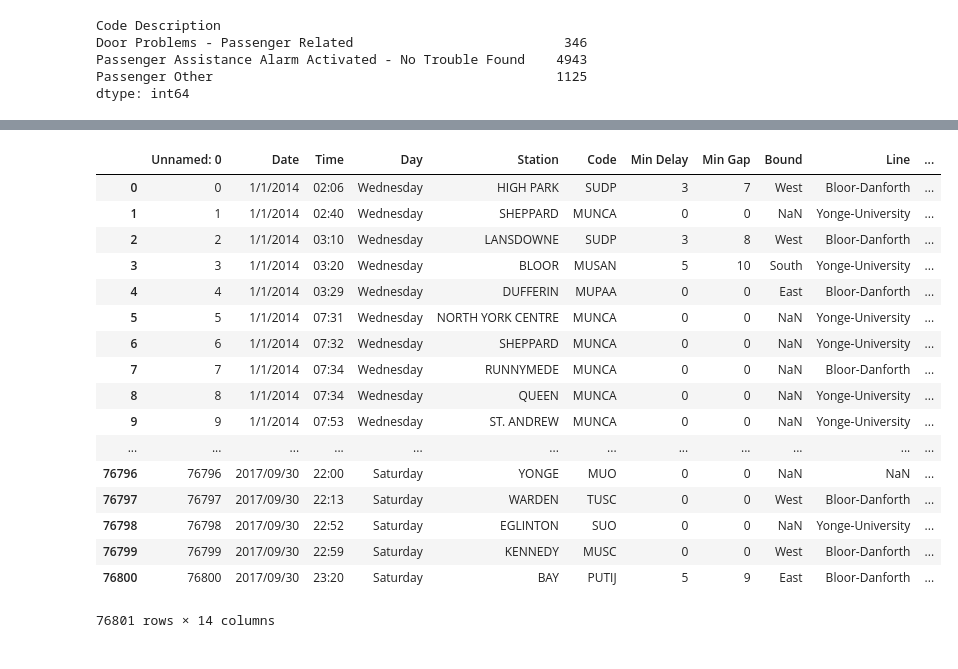
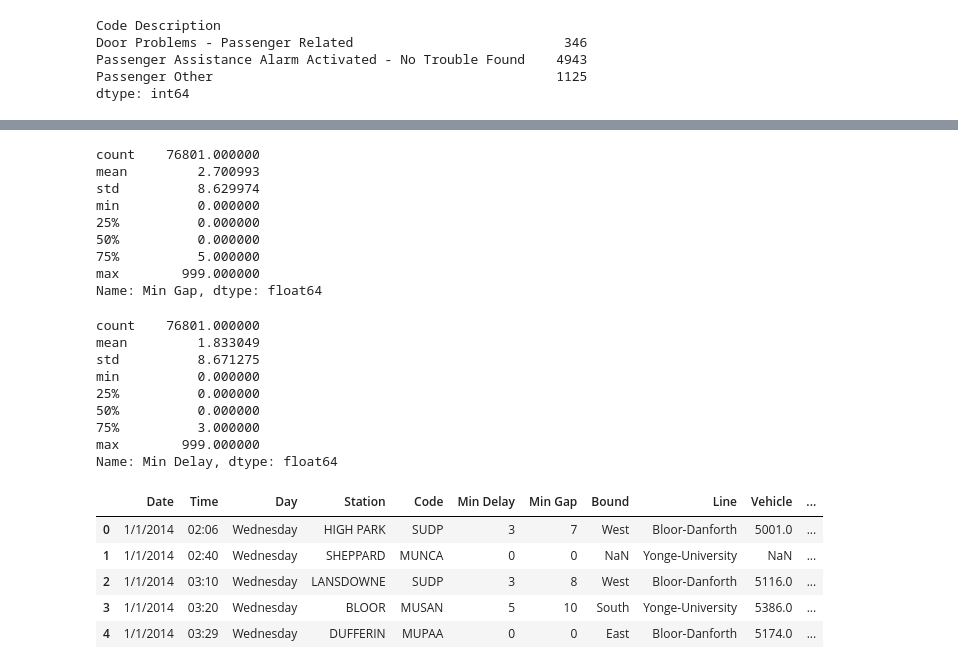
Before and after one commit to cllopes/scs-3250-tcc, a Jupyter notebook: Clean Up.ipynb, the cells around one changed output, grey strips where cells are left out. Drawn from its saved outputs; the diff is of its cells as text; code cells hidden in the pictures.

```diff
--- a/Clean Up.ipynb
+++ b/Clean Up.ipynb
@@ -401,23 +502,35 @@ delays.to_csv('ttc_delays_cleaned.csv')
+# %%
+delays['Min Gap'].describe()
+# %% [output]
+count    76801.000000
+mean         2.700993
+std          8.629974
+min          0.000000
+25%          0.000000
+50%          0.000000
+75%          5.000000
+max        999.000000
+Name: Min Gap, dtype: float64
+# %%
+delays['Min Delay'].describe()
+# %% [output]
+count    76801.000000
+mean         1.833049
+std          8.671275
+min          0.000000
+25%          0.000000
+50%          0.000000
+75%          3.000000
+max        999.000000
+Name: Min Delay, dtype: float64
 # %%
 cleaned = pd.read_csv('ttc_delays_cleaned.csv')
 # %%
-cleaned
+cleaned.head()
 # %% [output]
-|  | Unnamed: 0 | Date | Time | Day | Station | Code | Min Delay | Min Gap | Bound | Line | ... |
-| 0 | 0 | 1/1/2014 | 02:06 | Wednesday | HIGH PARK | SUDP | 3 | 7 | West | Bloor-Danforth | ... |
-| 1 | 1 | 1/1/2014 | 02:40 | Wednesday | SHEPPARD | MUNCA | 0 | 0 | NaN | Yonge-University | ... |
-| 2 | 2 | 1/1/2014 | 03:10 | Wednesday | LANSDOWNE | SUDP | 3 | 8 | West | Bloor-Danforth | ... |
-| 3 | 3 | 1/1/2014 | 03:20 | Wednesday | BLOOR | MUSAN | 5 | 10 | South | Yonge-University | ... |
-| 4 | 4 | 1/1/2014 | 03:29 | Wednesday | DUFFERIN | MUPAA | 0 | 0 | East | Bloor-Danforth | ... |
-| 5 | 5 | 1/1/2014 | 07:31 | Wednesday | NORTH YORK CENTRE | MUNCA | 0 | 0 | NaN | Yonge-University | ... |
-| 6 | 6 | 1/1/2014 | 07:32 | Wednesday | SHEPPARD | MUNCA | 0 | 0 | NaN | Yonge-University | ... |
-| 7 | 7 | 1/1/2014 | 07:34 | Wednesday | RUNNYMEDE | MUNCA | 0 | 0 | NaN | Bloor-Danforth | ... |
-| 8 | 8 | 1/1/2014 | 07:34 | Wednesday | QUEEN | MUNCA | 0 | 0 | NaN | Yonge-University | ... |
-| 9 | 9 | 1/1/2014 | 07:53 | Wednesday | ST. ANDREW | MUNCA | 0 | 0 | NaN | Yonge-University | ... |
-| ... | ... | ... | ... | ... | ... | ... | ... | ... | ... | ... | ... |
-| 76796 | 76796 | 2017/09/30 | 22:00 | Saturday | YONGE | MUO | 0 | 0 | NaN | NaN | ... |
-| 76797 | 76797 | 2017/09/30 | 22:13 | Saturday | WARDEN | TUSC | 0 | 0 | West | Bloor-Danforth | ... |
-| 76798 | 76798 | 2017/09/30 | 22:52 | Saturday | EGLINTON | SUO | 0 | 0 | NaN | Yonge-University | ... |
-| 76799 | 76799 | 2017/09/30 | 22:59 | Saturday | KENNEDY | MUSC | 0 | 0 | West | Bloor-Danforth | ... |
-| 76800 | 76800 | 2017/09/30 | 23:20 | Saturday | BAY | PUTIJ | 5 | 9 | East | Bloor-Danforth | ... |
+|  | Date | Time | Day | Station | Code | Min Delay | Min Gap | Bound | Line | Vehicle | ... |
+| 0 | 1/1/2014 | 02:06 | Wednesday | HIGH PARK | SUDP | 3 | 7 | West | Bloor-Danforth | 5001.0 | ... |
+| 1 | 1/1/2014 | 02:40 | Wednesday | SHEPPARD | MUNCA | 0 | 0 | NaN | Yonge-University | NaN | ... |
+| 2 | 1/1/2014 | 03:10 | Wednesday | LANSDOWNE | SUDP | 3 | 8 | West | Bloor-Danforth | 5116.0 | ... |
+| 3 | 1/1/2014 | 03:20 | Wednesday | BLOOR | MUSAN | 5 | 10 | South | Yonge-University | 5386.0 | ... |
+| 4 | 1/1/2014 | 03:29 | Wednesday | DUFFERIN | MUPAA | 0 | 0 | East | Bloor-Danforth | 5174.0 | ... |
-76801 rows × 14 columns
```
Also changed, not shown: parts of 11 cells of this notebook, 1 other file.
